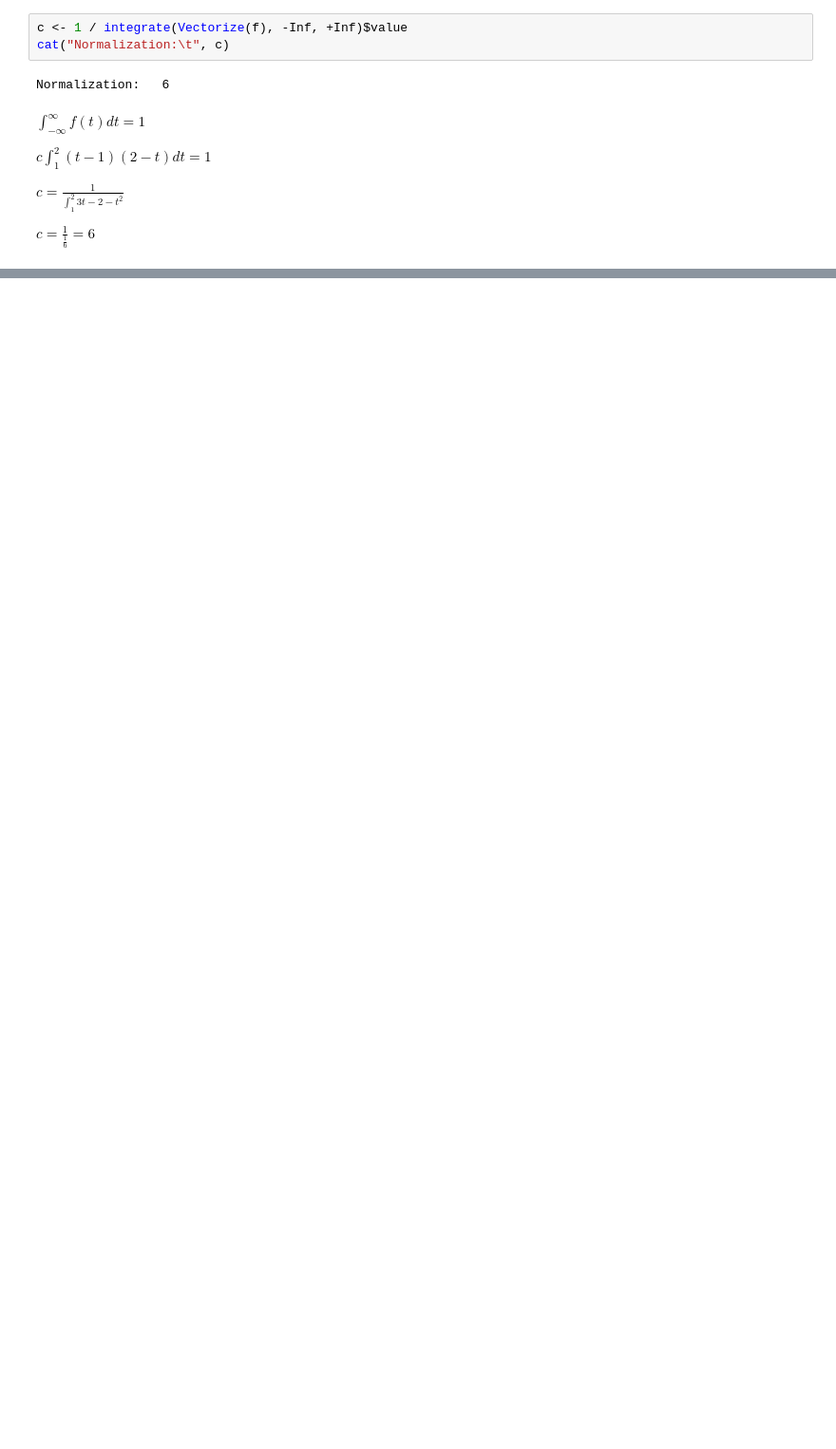
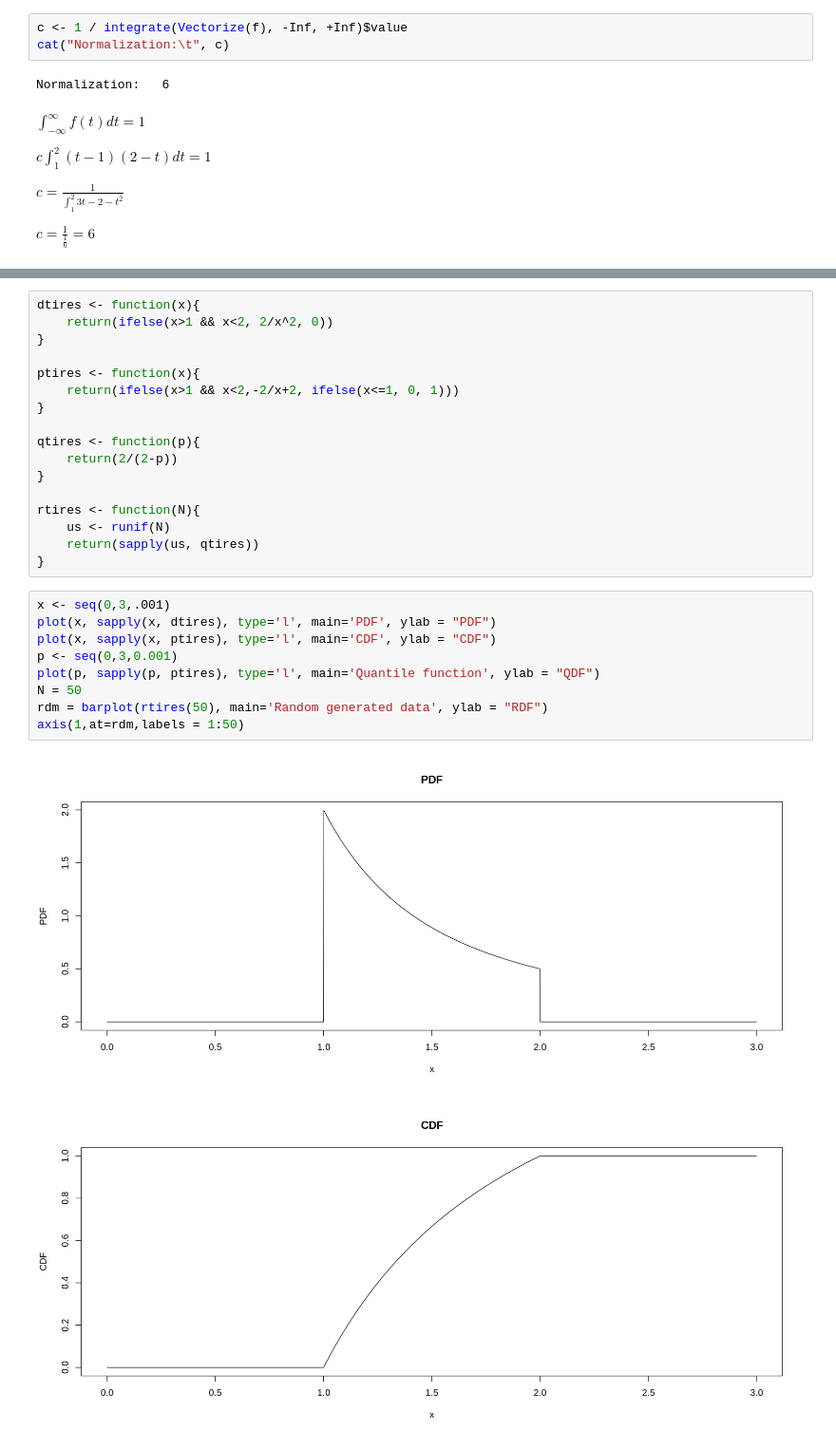
Before and after one commit to aidinattar/AS4PA, a Jupyter notebook: Exercise_2/Attar_Aidin__Exercise2.ipynb, the cells around one changed output, grey strips where cells are left out. Shown: that part at 95% size. Saved outputs shown, nothing was run; the diff lists cells and outputs as text; blank space fills up the shorter version.

```diff
--- a/Exercise_2/Attar_Aidin__Exercise2.ipynb
+++ b/Exercise_2/Attar_Aidin__Exercise2.ipynb
@@ -141,0 +214,29 @@ $c = \frac{1}{ \frac{1}{6}} = 6 $
+# %%
+dtires <- function(x){
+    return(ifelse(x>1 && x<2, 2/x^2, 0))
+}
+
+ptires <- function(x){
+    return(ifelse(x>1 && x<2,-2/x+2, ifelse(x<=1, 0, 1)))
+}
+
+qtires <- function(p){
+    return(2/(2-p))
+}
+
+rtires <- function(N){
+    us <- runif(N)
+    return(sapply(us, qtires))
+}
+# %%
+x <- seq(0,3,.001)
+plot(x, sapply(x, dtires), type='l', main='PDF', ylab = "PDF")
+plot(x, sapply(x, ptires), type='l', main='CDF', ylab = "CDF")
+p <- seq(0,3,0.001)
+plot(p, sapply(p, ptires), type='l', main='Quantile function', ylab = "QDF")
+N = 50
+rdm = barplot(rtires(50), main='Random generated data', ylab = "RDF")
+axis(1,at=rdm,labels = 1:50)
+# %% [output]
+[figure, added]
+[figure, added]
```
Also changed, not shown: parts of 25 cells of this notebook.
